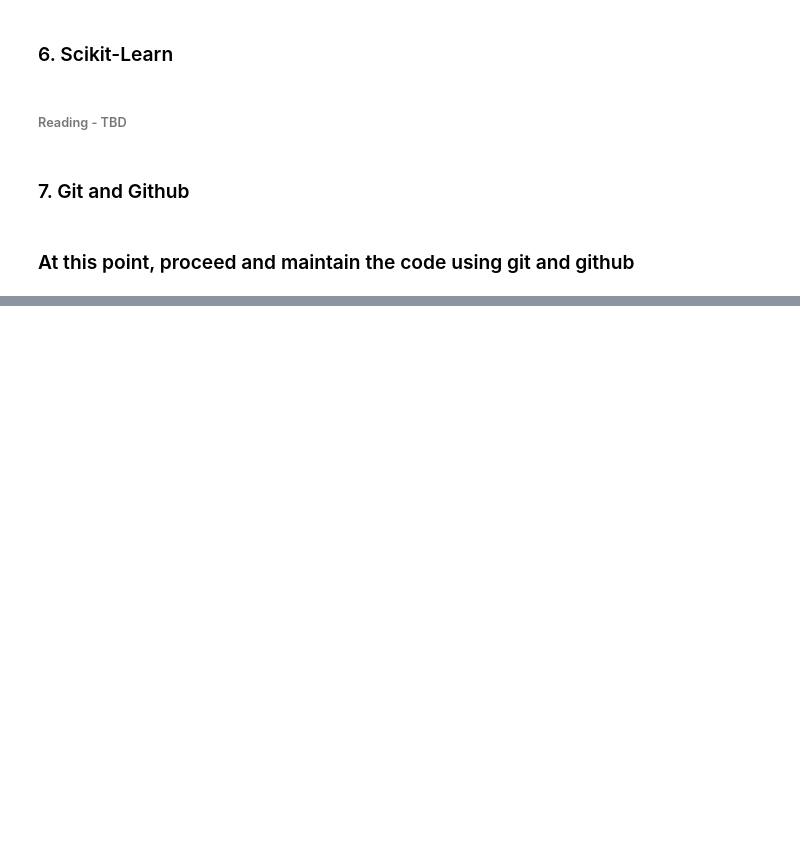
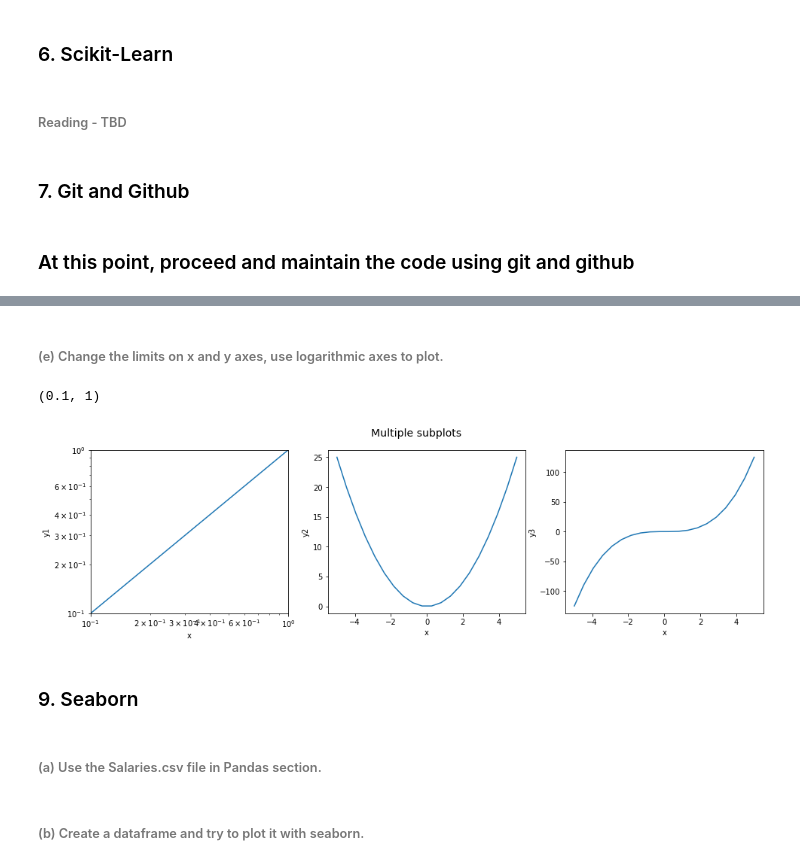
Before and after one commit to Zwang12345/DS, a Jupyter notebook: Zhong_Wang_HW0.ipynb, the cells around one changed output, grey strips where cells are left out. Drawn from its saved outputs; the diff is of its cells as text; code cells hidden in the pictures; blank space fills up the shorter version.

```diff
--- a/Zhong_Wang_HW0.ipynb
+++ b/Zhong_Wang_HW0.ipynb
@@ -308,0 +389,31 @@ x-axis concatenation: a with b:
+# %% [markdown]
+###### (e)	Change the limits on x and y axes, use logarithmic axes to plot.
+# %%
+fig, (ax1, ax2, ax3) = plt.subplots(1, 3)
+fig.suptitle('Multiple subplots', fontsize=14)
+fig.set_figwidth(16)
+
+_ = ax1.plot(x, y1)
+ax1.set_xlabel("x")
+ax1.set_ylabel("y1")
+
+_ = ax2.plot(x, y2)
+ax2.set_xlabel("x")
+ax2.set_ylabel("y2")
+
+_ = ax3.plot(x, y3)
+ax3.set_xlabel("x")
+ax3.set_ylabel("y3")
+
+ax1.set_xscale("log")
+ax1.set_yscale("log")
+
+ax1.set_xlim([0.1, 1])
+ax1.set_ylim([0.1, 1])
+# %% [output]
+(0.1, 1)
+[figure, added]
+# %% [markdown]
+### 9. Seaborn
+# %% [markdown]
+###### (a)	Use the Salaries.csv file in Pandas section.
@@ -308,0 +422,2 @@ x-axis concatenation: a with b:
+# %% [markdown]
+###### (b)	Create a dataframe and try to plot it with seaborn.
```
Also changed, not shown: parts of 31 cells of this notebook.
